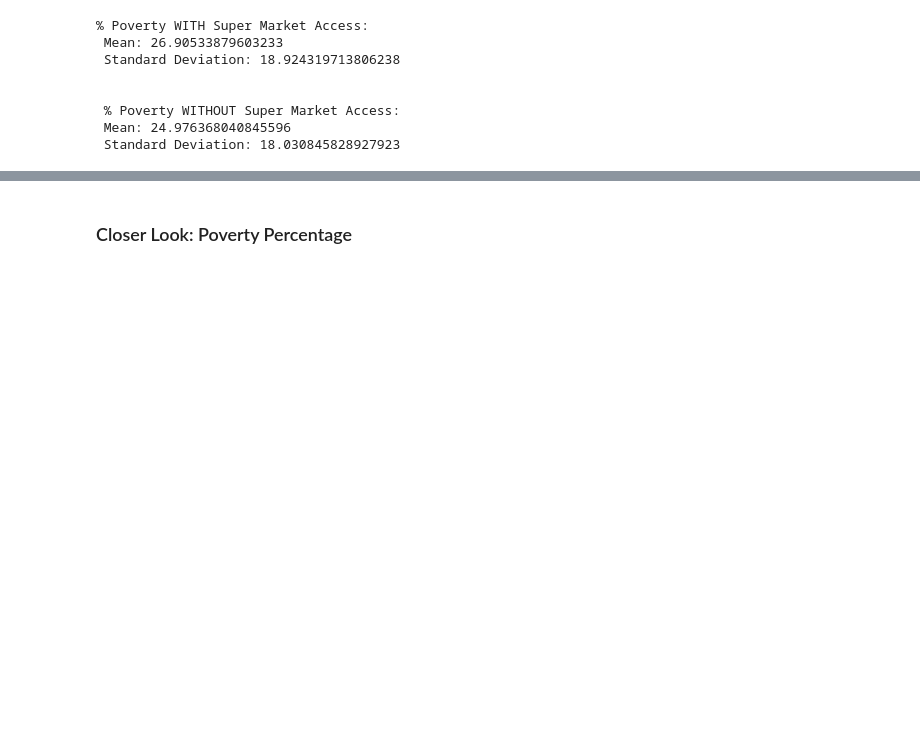
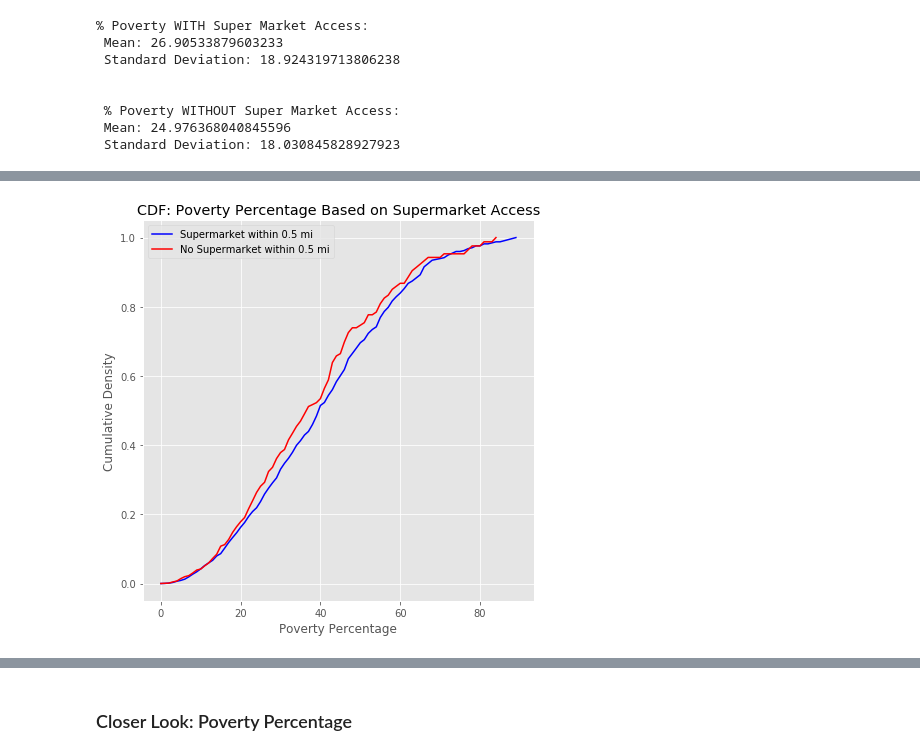
Before and after one commit to jamiewessels/Philly_Food_Access, a Jupyter notebook: Initial_exploration.ipynb, the cells around one changed output, grey strips where cells are left out. Cells and saved outputs as stored; diff of their text form; code cells hidden in the pictures; blank space fills up the shorter version.

```diff
--- a/Initial_exploration.ipynb
+++ b/Initial_exploration.ipynb
@@ -287,0 +279,15 @@ overlay_histograms(ax, data, labels, colors, xlabel = 'Poverty Percentage', titl
+# %%
+
+dfs_c = [sprmkt_access, no_sprmkt_access]
+colors = ['blue', 'red']
+columns_c = ['pct_poverty', 'pct_poverty']
+labels_c = ['Supermarket within 0.5 mi', 'No Supermarket within 0.5 mi']
+fig, ax = plt.subplots(figsize = (7,7))
+ax.set_xlabel('Poverty Percentage')
+ax.set_ylabel('Cumulative Density')
+
+overlay_plots(ax, dfs_c, columns_c, labels_c, colors, 'CDF: Poverty Percentage Based on Supermarket Access')
+fig.savefig('images/CDF_pct_pov_by_supermarket.jpeg')
+plt.show();
+# %% [output]
+[figure, added]
```
Also changed, not shown: parts of 30 cells of this notebook, 13 other files.
